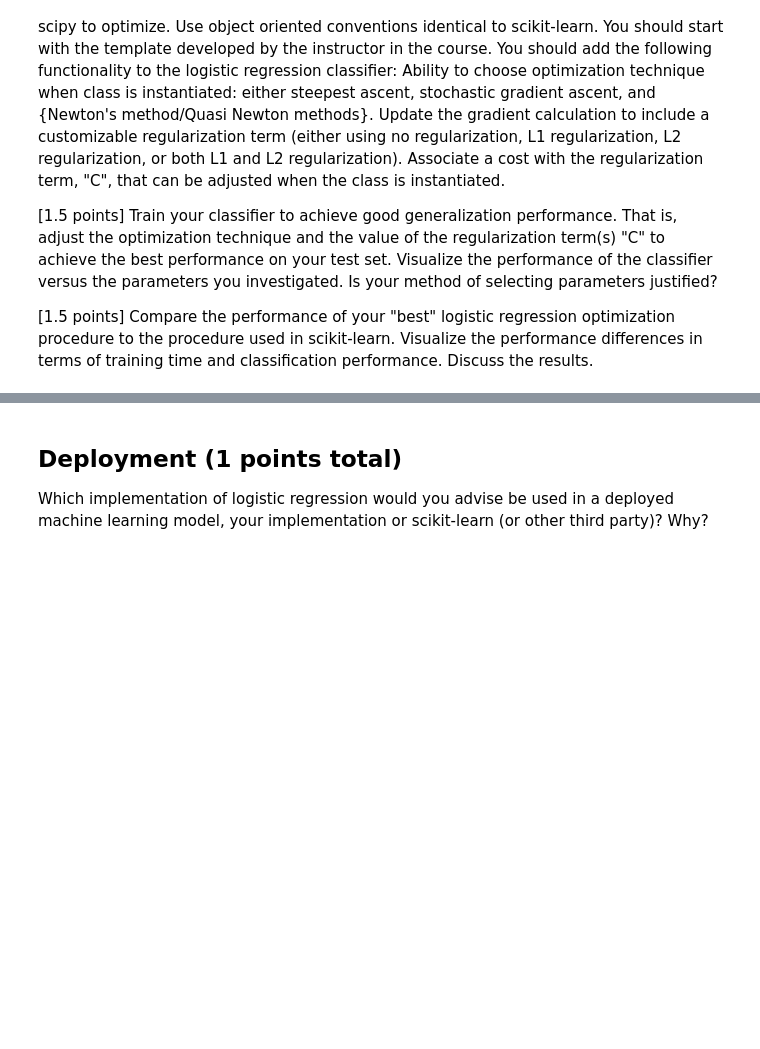
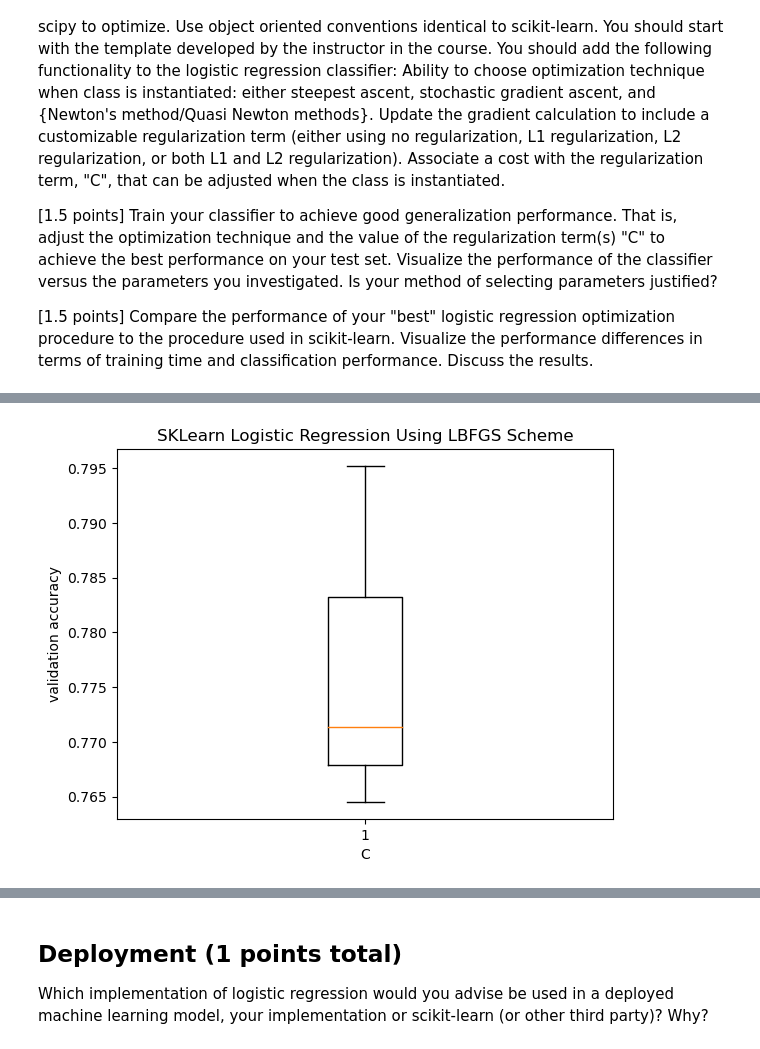
Before and after one commit to bennyandthejetss/ML_Lab3, a Jupyter notebook: Lab3.ipynb, the cells around one changed output, grey strips where cells are left out. Cells and saved outputs as stored; diff of their text form; code cells hidden in the pictures; blank space fills up the shorter version.

```diff
--- a/Lab3.ipynb
+++ b/Lab3.ipynb
@@ -523,0 +536,12 @@ Wall time: 177 ms
+# %%
+%%time
+#using lbfgs
+sklearnOptimization_2 = lr_explor_sklearn_2()
+plt.title("SKLearn Logistic Regression Using LBFGS Scheme")
+plt.boxplot(sklearnOptimization)
+plt.xlabel('C')
+plt.ylabel('validation accuracy')
+plt.show()
+print('Average Accuracy Over 3 Iterations: ',np.mean(sklearnOptimization_2))
+# %% [output]
+[figure, added]
```
Also changed, not shown: parts of 9 cells of this notebook.
